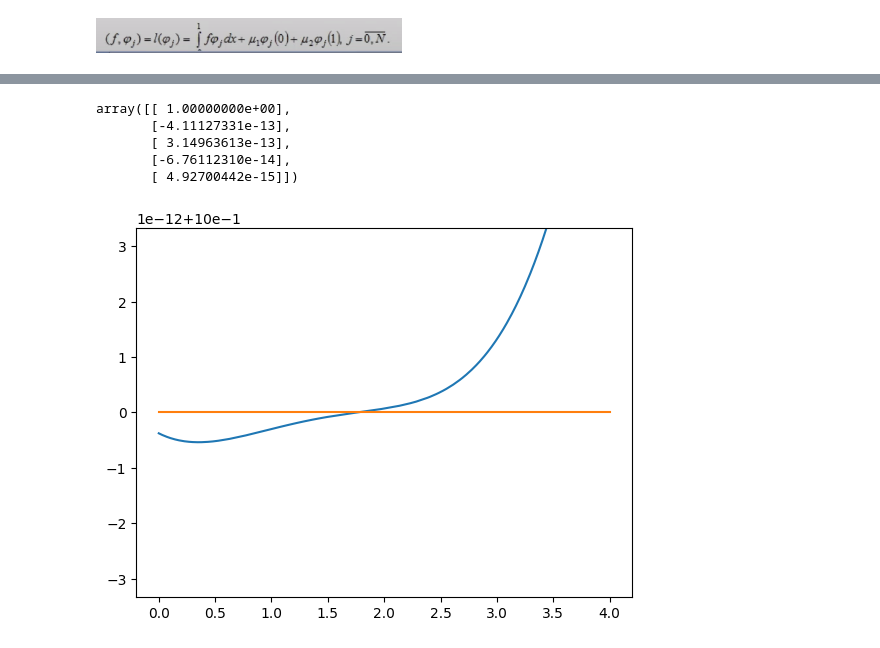
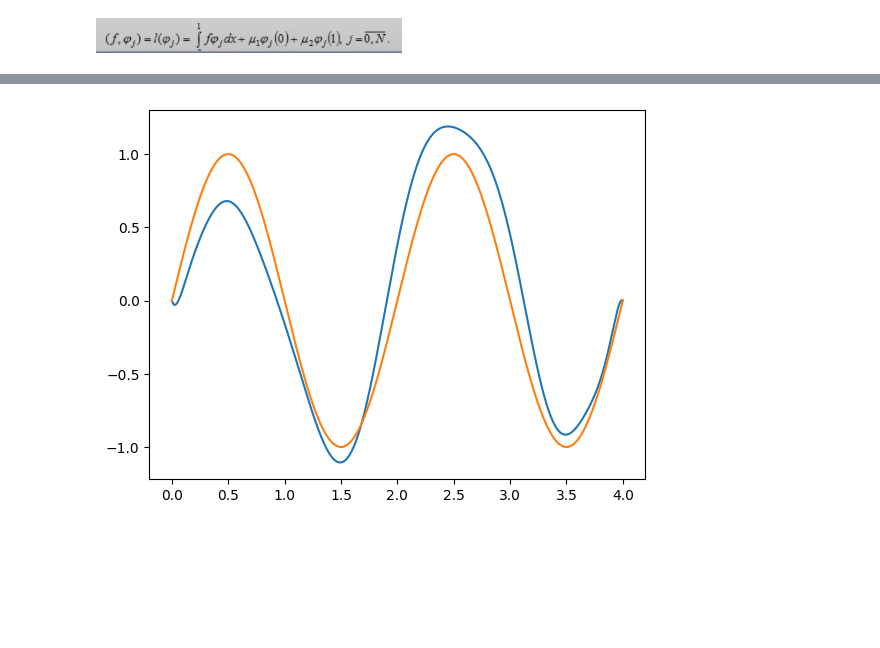
Before and after one commit to KyrylOTheRylo/homeworks_python, a Jupyter notebook: anlysis_labs_ryzh/Untitled.ipynb, the cells around one changed output, grey strips where cells are left out. Drawn from its saved outputs; the diff is of its cells as text; code cells hidden in the pictures; blank space fills up the shorter version.

```diff
--- a/anlysis_labs_ryzh/Untitled.ipynb
+++ b/anlysis_labs_ryzh/Untitled.ipynb
@@ -69,3 +118,0 @@ def ph1_dot_phi2(k, q, a, b, alpha1, alpha2,m,basis, n = 1000):
-# %%
-
-left =ph1_dot_phi2(k,q, 0, 4, alpha1, alpha2, 5,basis, n = 10000)
@@ -82,24 +119,21 @@ def f_dot_phij(f, mu1, mu2,a,b,m,basis, n = 1000):
-# %%
-right = f_dot_phij(rhs, mu1, mu2,0,4,5,basis, n = 10000)
-# %%
-answ = np.linalg.solve(left,right)
-answ
-# %% [output]
-array([[ 1.00000000e+00],
-       [-4.11127331e-13],
-       [ 3.14963613e-13],
-       [-6.76112310e-14],
-       [ 4.92700442e-15]])
-# %%
-X = np.linspace(0,4,1001)
-
-plt.plot(X, (answ.reshape((1,-1)) @ basis(x,5)).reshape((1,-1))[0],X ,np.array([1 for _ in range(1001)]))
-
-
-
-plt.ylim(1-1/300000000000, 1+1/300000000000)
-
-# Display the plot
-plt.show()
-# %% [output]
-[figure, removed]
+# %%
+def draw(k, q,f, mu1, mu2,a,b, alpha1, alpha2,m,basis, n = 10000):
+
+    right = f_dot_phij_corr(lambda x: rhs(x) - A1*x - B1, mu1, mu2,a,b,m,W_basis, n )
+    left =ph1_dot_phi2_corr(k,q, a, b, alpha1, alpha2, m,basis, n )
+    answ = np.linalg.solve(left,right)
+
+    X = np.linspace(a,b,1001)
+    Y = [(answ.reshape((1,-1)) @ W_basis(x,m)).reshape((1,-1))[0] + A1*x + B1  for x in X]
+    plt.plot(X, Y,X ,np.array([real(x) for x in X]))
+
+
+
+
+
+    # Display the plot
+    plt.show()
+# %%
+draw(k,q,rhs,mu1,mu2,a,b,alpha1, alpha2, 15, W_basis, 1000)
+# %% [output]
+[figure, added]
```
Also changed, not shown: parts of 8 cells of this notebook.
